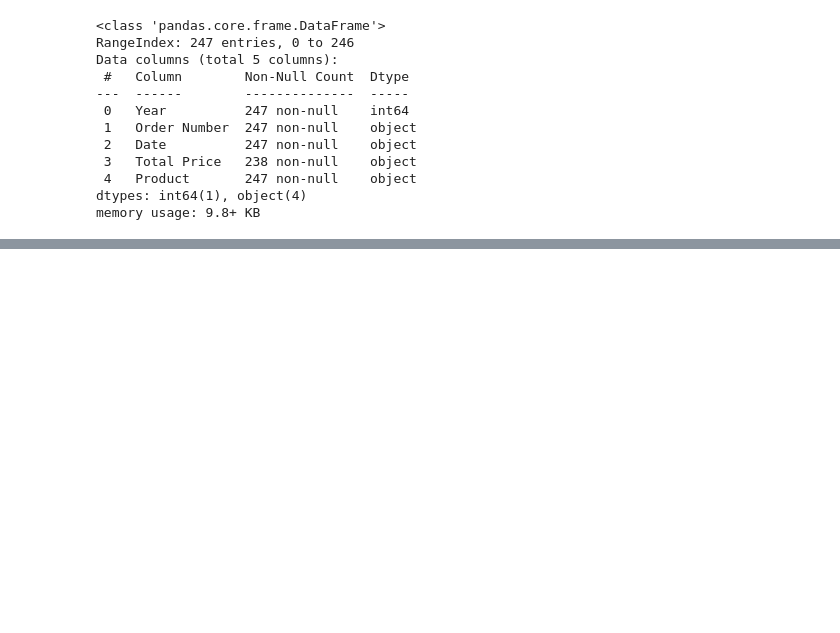
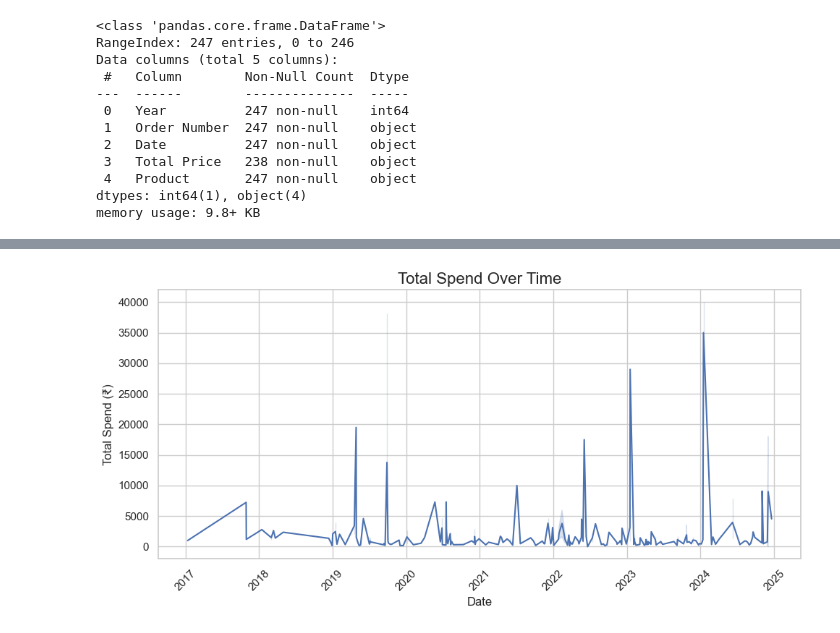
Before and after one commit to karenrenac/Amazon-Analytics-with-Web-scraping, a Jupyter notebook: Data analysis and insights.ipynb, the cells around one changed output, grey strips where cells are left out. Drawn from its saved outputs; the diff is of its cells as text; code cells hidden in the pictures; blank space fills up the shorter version.

```diff
--- a/Data analysis and insights.ipynb
+++ b/Data analysis and insights.ipynb
@@ -71,0 +95,14 @@ plt.show()
+# %%
+sns.set(style="whitegrid")
+
+# Total Spend Over Time
+plt.figure(figsize=(10,5))
+sns.lineplot(data=df, x='Date', y='Total Price', estimator='sum')
+plt.title('Total Spend Over Time', fontsize=16)
+plt.xlabel('Date')
+plt.ylabel('Total Spend (₹)')
+plt.xticks(rotation=45)
+plt.tight_layout()
+plt.show()
+# %% [output]
+[figure, added]
```
Also changed, not shown: parts of 10 cells of this notebook.
